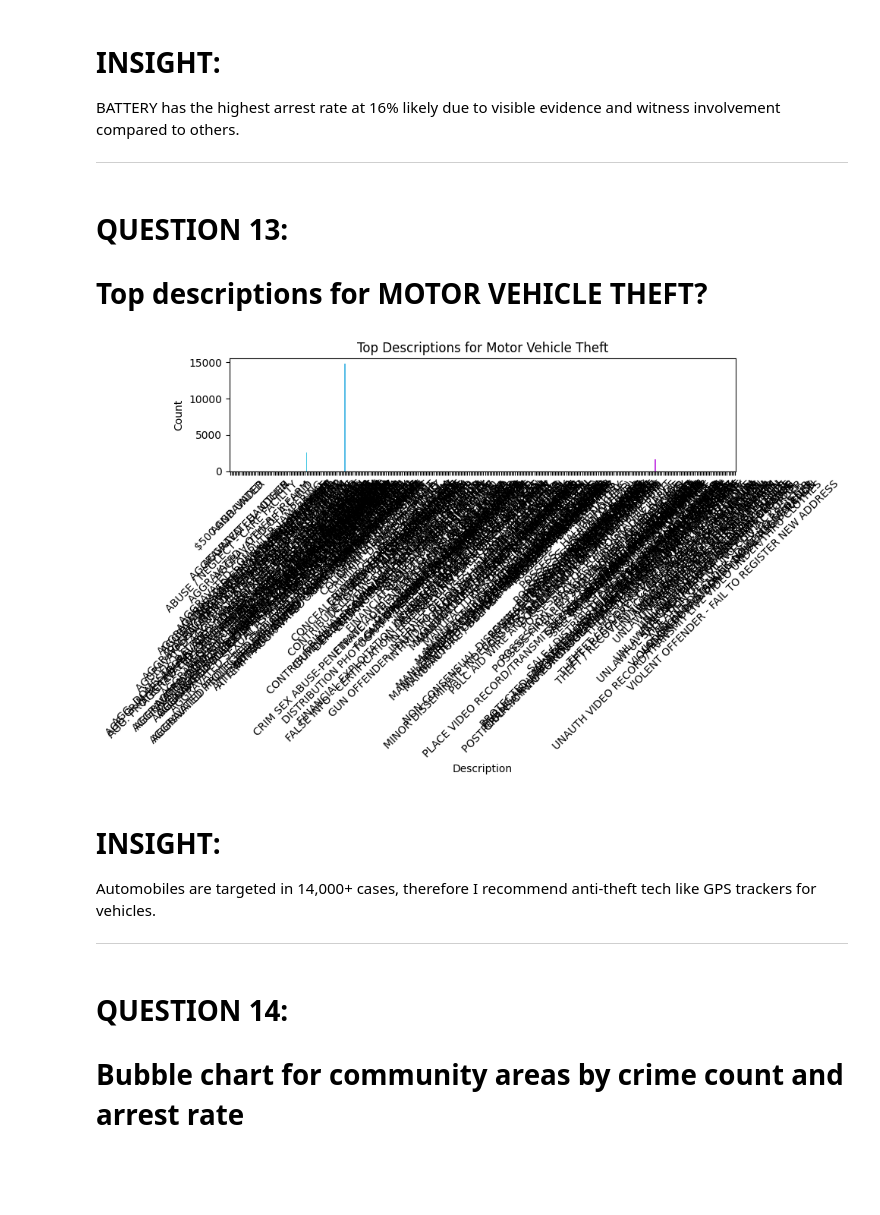
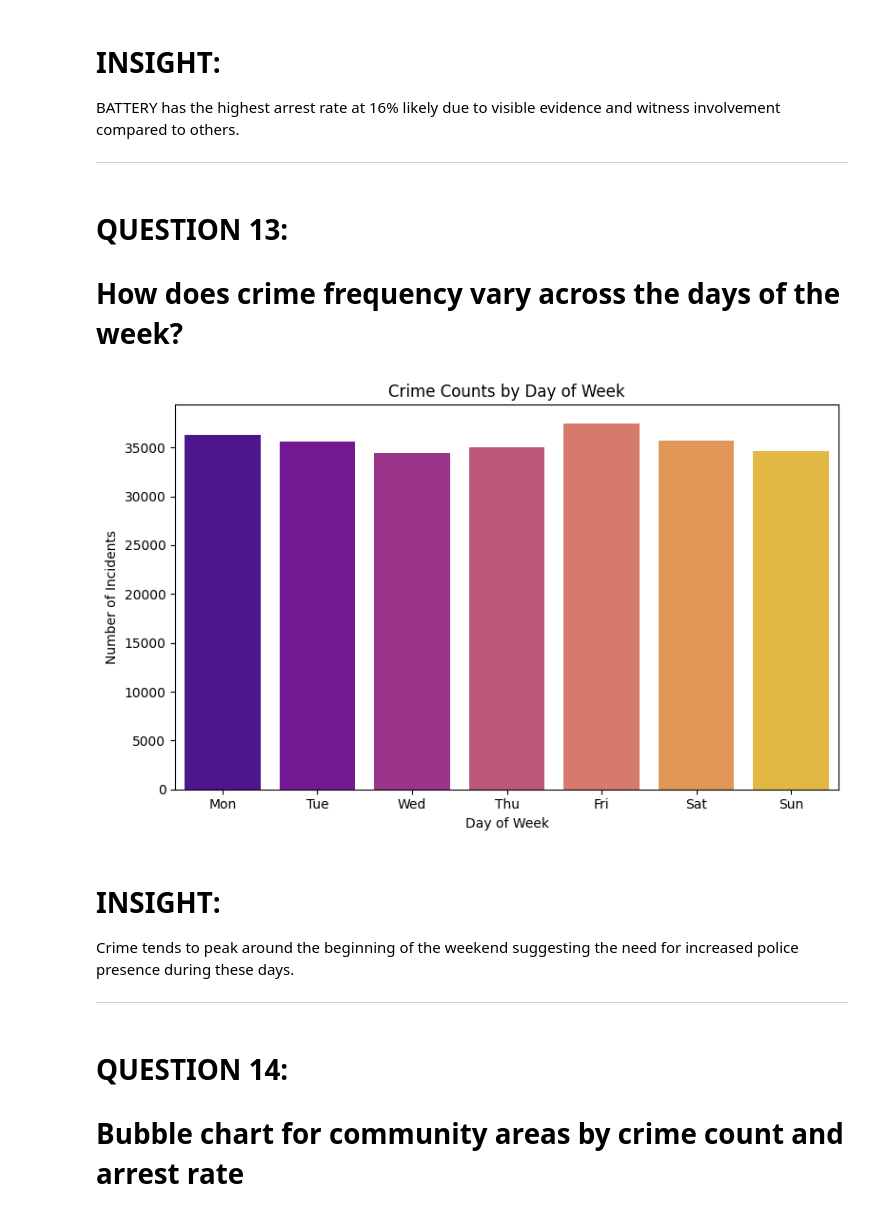
Before and after one commit to Eijjj/ELEC303-MECANTINA, a Jupyter notebook: ELECTIVE303 - MECANTINA/Midterm_Exam.ipynb, the cells around one changed output. Drawn from its saved outputs; the diff is of its cells as text; code cells hidden in the pictures; blank space fills up the shorter version.

```diff
--- a/ELECTIVE303 - MECANTINA/Midterm_Exam.ipynb
+++ b/ELECTIVE303 - MECANTINA/Midterm_Exam.ipynb
@@ -40,6 +40,9 @@ crimes['Location'] = crimes['Location'].fillna(crimes['Location'].mode()[0])
 crimes['Year'] = crimes['Date'].dt.year
 crimes['Month'] =  crimes['Date'].dt.month
 crimes['Day'] =  crimes['Date'].dt.day
+crimes['Hour'] = crimes['Date'].dt.hour
+crimes['Month'] = crimes['Date'].dt.month
+crimes['Quarter'] = crimes['Date'].dt.quarter
 crimes['DayOfWeek'] =  crimes['Date'].dt.dayofweek
 crimes.isnull().sum()
 # %% [output]
@@ -70,6 +73,8 @@ crimes['Location Description'] = crimes['Location Description'].astype('category
 crimes['FBI Code'] = crimes['FBI Code'].astype('category')
 crimes['Updated On'] = crimes['Updated On'].astype('category')
 crimes['Location'] = crimes['Location'].astype('category')
+crimes.dropna(subset=['Primary Type', 'Hour', 'DayOfWeek', 'Arrest', 'Community Area', 'FBI Code', 'Ward', 'Month'], inplace=True)
+crimes['Arrest'] = crimes['Arrest'].astype(bool)
 crimes.info()
 # %% [output]
 <class 'pandas.core.frame.DataFrame'>
@@ -312,23 +316,24 @@ BATTERY has the highest arrest rate at 16% likely due to visible evidence and wi
 <HR></HR>
 # %% [markdown]
 # QUESTION 13:
-# Top descriptions for MOTOR VEHICLE THEFT?
+# How does crime frequency vary across the days of the week?
 # %%
-mvt = crimes[crimes['Primary Type'] == 'MOTOR VEHICLE THEFT']
-description = mvt['Description'].value_counts().head(3)
-plt.figure(figsize=(10, 6))
-sns.barplot(data=description.reset_index(), x='Description', y='count', palette='cool')
-plt.title('Top Descriptions for Motor Vehicle Theft')
-plt.xlabel('Description')
-plt.ylabel('Count')
-plt.xticks(rotation=45)
+plt.figure(figsize=(8, 5))
+day_of_week_order = [0, 1, 2, 3, 4, 5, 6]
+day_names = ['Mon', 'Tue', 'Wed', 'Thu', 'Fri', 'Sat', 'Sun']
+day_counts = crimes['DayOfWeek'].value_counts().reindex(day_of_week_order)
+sns.barplot(x=day_counts.index, y=day_counts.values, palette='plasma')
+plt.title('Crime Counts by Day of Week')
+plt.xlabel('Day of Week')
+plt.ylabel('Number of Incidents')
+plt.xticks(ticks=day_of_week_order, labels=day_names)
 plt.tight_layout()
 plt.show()
 # %% [output]
-[figure, old version]
+[figure, new version]
 # %% [markdown]
 # INSIGHT:
-Automobiles are targeted in 14,000+ cases, therefore I recommend anti-theft tech like GPS trackers for vehicles.
+Crime tends to peak around the beginning of the weekend suggesting the need for increased police presence during these days.
 <HR></HR>
 # %% [markdown]
 # QUESTION 14:
```
Also changed, not shown: parts of 46 cells of this notebook.
